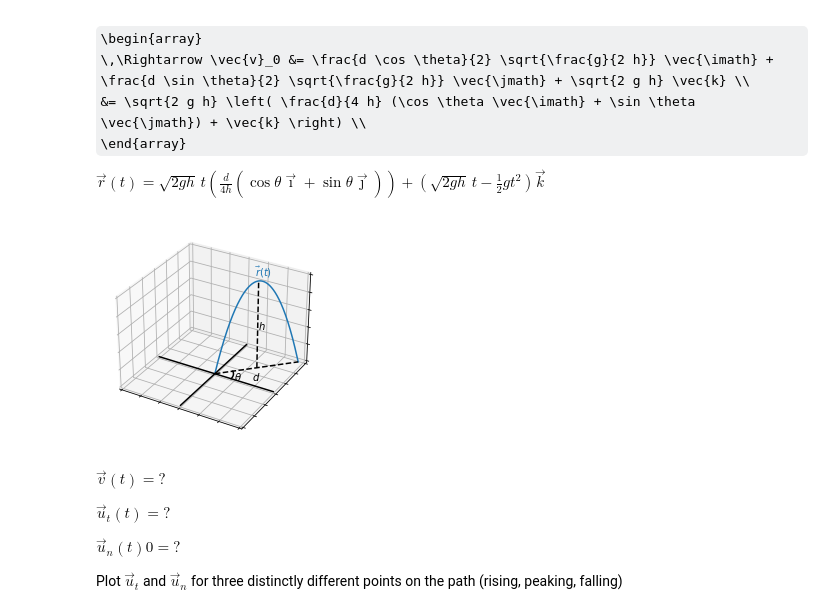
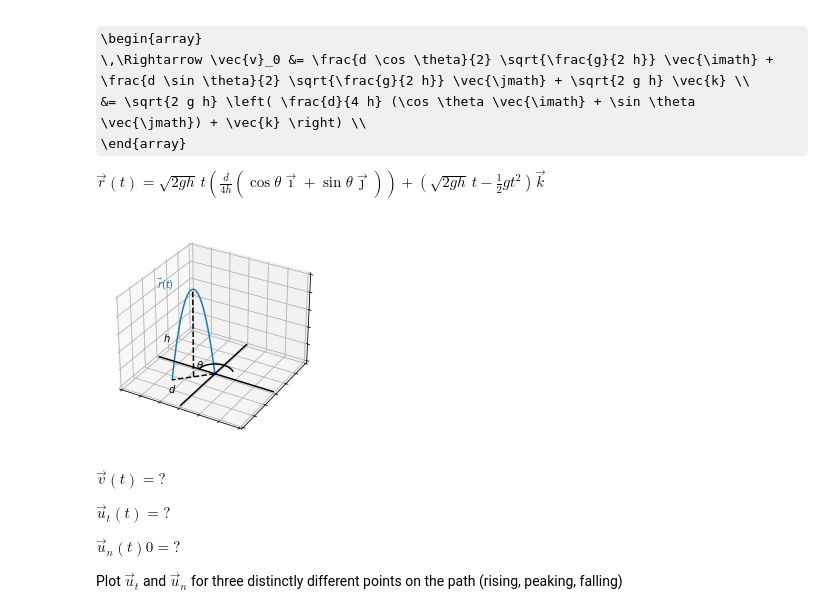
Before and after one commit to MIND-and-MATTER/Luccas_Michael_Dynamics, a Jupyter notebook: Curvilinear Motion.ipynb, the cells around one changed output. Cells and saved outputs as stored; diff of their text form; code cells hidden in the pictures; some formulas as TeX source.

Commit message:
Fixed_Arc_Plot_Distances

```diff
--- a/Curvilinear Motion.ipynb
+++ b/Curvilinear Motion.ipynb
@@ -84,48 +84,48 @@ height = 10.
 range_distance = 10.
 plt.xlim([-1.5*range_distance, 1.5*range_distance])
 plt.ylim([-1.5*range_distance, 1.5*range_distance])
-azimuth = np.pi / 4  # angle from x-axis
-acceleration_due_to_gravity = 9.80665
-final_time = 2*np.sqrt(2*height/acceleration_due_to_gravity)
+azimuth = np.pi * 5/ 4  # angle from x-axis
+acceleration_due_to_gravity = -9.80665
+final_time = 2*np.sqrt(2*height/abs(acceleration_due_to_gravity))
 times = np.linspace(0., final_time, num=1000)
 initial_position = np.array([0., 0., 0.])
 initial_velocity = np.array([
-                    range_distance*np.cos(azimuth)*2./final_time,
-                    range_distance*np.sin(azimuth)*2./final_time,
-                    np.sqrt(2.*acceleration_due_to_gravity*height)
+                    range_distance*np.cos(azimuth)/final_time,
+                    range_distance*np.sin(azimuth)/final_time,
+                    np.sqrt(2.*abs(acceleration_due_to_gravity*height))
                     ])
-acceleration = np.array([0., 0., -acceleration_due_to_gravity])
+acceleration = np.array([0., 0., acceleration_due_to_gravity])
 positions = np.outer(initial_position, np.ones(len(times))) + \
             np.outer(initial_velocity, times) + \
             0.5 * np.outer(acceleration, times**2)
 ax.plot(positions[0], positions[1], positions[2])
 ax.text(1.1*range_distance*np.cos(azimuth), 1.1*range_distance*np.sin(azimuth), 1.1*height, r'$\vec{r}(t)$', color='#1f77b4', ha='center', va='center')
 
 # Range segment
 ax.plot(positions[0], positions[1], np.zeros(len(positions[0])), color='k', linestyle='--')
 ax.text(range_distance*np.cos(azimuth), range_distance*np.sin(azimuth), -0.1*height, r'$d$', ha='center', va='center')
 # Height segment
-ax.plot(range_distance*np.cos(azimuth)*np.ones(len(positions[0])),
-        range_distance*np.sin(azimuth)*np.ones(len(positions[0])),
+ax.plot(0.5*range_distance*np.cos(azimuth)*np.ones(len(positions[0])),
+        0.5*range_distance*np.sin(azimuth)*np.ones(len(positions[0])),
         np.linspace(0., height, num=len(positions[0])), color='k', linestyle='--')
 ax.text(1.1*range_distance*np.cos(azimuth), 1.1*range_distance*np.sin(azimuth), 0.5*height, r'$h$', ha='center', va='center')
 # x-axis
 ax.plot([plt.xlim()[0],plt.xlim()[1]], [0., 0.], [0., 0.], color='k')
 # y-axis
 ax.plot([0., 0.], [plt.ylim()[0],plt.ylim()[1]], [0., 0.], color='k')
 # azimuth arc
 arc_radius = 0.3*range_distance/np.cos(azimuth)
 arc_x_values = np.linspace(arc_radius*np.cos(azimuth), arc_radius)
 arc_y_values = np.sqrt(arc_radius**2 - arc_x_values**2)
 ax.plot(arc_x_values, arc_y_values, color='k')
 ax.text(1.2*arc_radius, 0.5*1.2*arc_radius*np.sin(azimuth), 0.0*height, r'$\theta$', ha='center', va='center')
 # Turn off ticks
 ax.xaxis.set_ticklabels([])
 ax.yaxis.set_ticklabels([])
 ax.zaxis.set_ticklabels([])
 plt.show()
 # %% [output]
-[figure, old version]
+[figure, new version]
 # %% [markdown]
 $\vec{v}(t) = ? $
 
```
